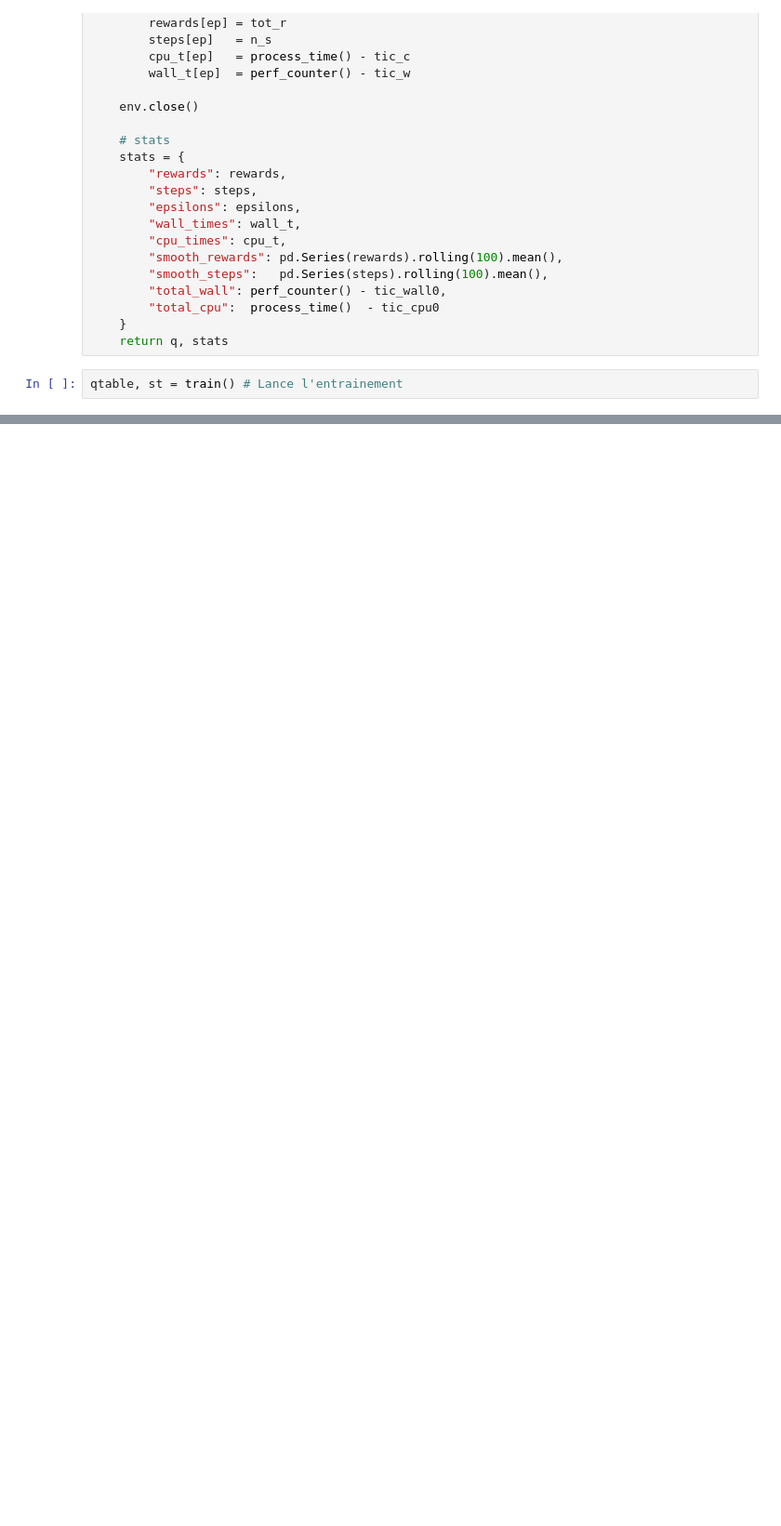
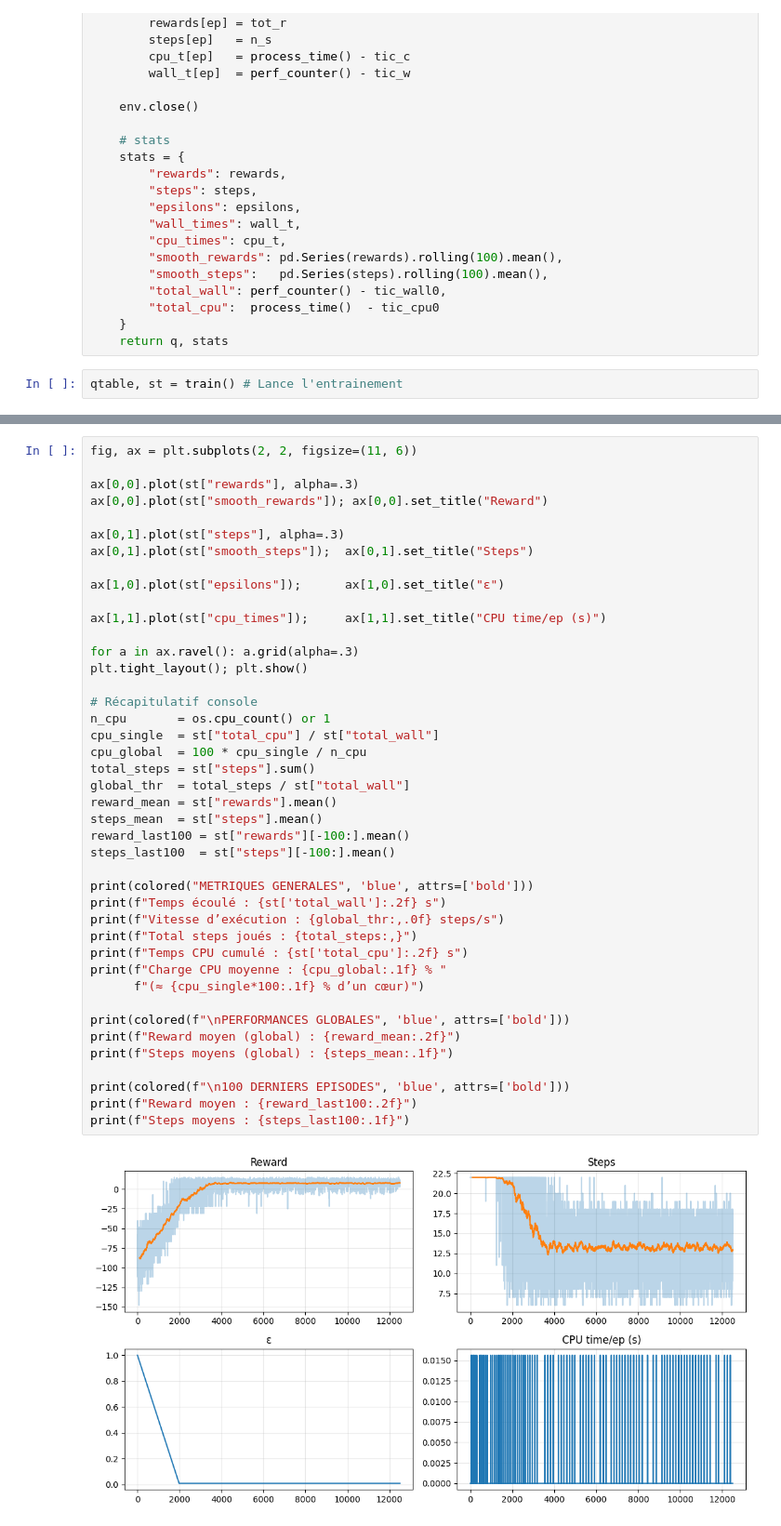
Before and after one commit to Ftorchy/T-AIA-902, a Jupyter notebook: taxiV3/notebooks/QLearning.ipynb, the cells around one changed output, grey strips where cells are left out. Shown: that part at 93% size. Cells and saved outputs as stored; diff of their text form; blank space fills up the shorter version.

```diff
--- a/taxiV3/notebooks/QLearning.ipynb
+++ b/taxiV3/notebooks/QLearning.ipynb
@@ -159,0 +169,44 @@ Steps moyens : 12.9
+# %%
+fig, ax = plt.subplots(2, 2, figsize=(11, 6))
+
+ax[0,0].plot(st["rewards"], alpha=.3)
+ax[0,0].plot(st["smooth_rewards"]); ax[0,0].set_title("Reward")
+
+ax[0,1].plot(st["steps"], alpha=.3)
+ax[0,1].plot(st["smooth_steps"]);  ax[0,1].set_title("Steps")
+
+ax[1,0].plot(st["epsilons"]);      ax[1,0].set_title("ε")
+
+ax[1,1].plot(st["cpu_times"]);     ax[1,1].set_title("CPU time/ep (s)")
+
+for a in ax.ravel(): a.grid(alpha=.3)
+plt.tight_layout(); plt.show()
+
+# Récapitulatif console
+n_cpu       = os.cpu_count() or 1
+cpu_single  = st["total_cpu"] / st["total_wall"]
+cpu_global  = 100 * cpu_single / n_cpu
+total_steps = st["steps"].sum()
+global_thr  = total_steps / st["total_wall"]
+reward_mean = st["rewards"].mean()
+steps_mean  = st["steps"].mean()
+reward_last100 = st["rewards"][-100:].mean()
+steps_last100  = st["steps"][-100:].mean()
+
+print(colored("METRIQUES GENERALES", 'blue', attrs=['bold']))
+print(f"Temps écoulé : {st['total_wall']:.2f} s")
+print(f"Vitesse d’exécution : {global_thr:,.0f} steps/s")
+print(f"Total steps joués : {total_steps:,}")
+print(f"Temps CPU cumulé : {st['total_cpu']:.2f} s")
+print(f"Charge CPU moyenne : {cpu_global:.1f} % "
+      f"(≈ {cpu_single*100:.1f} % d’un cœur)")
+
+print(colored(f"\nPERFORMANCES GLOBALES", 'blue', attrs=['bold']))
+print(f"Reward moyen (global) : {reward_mean:.2f}")
+print(f"Steps moyens (global) : {steps_mean:.1f}")
+
+print(colored(f"\n100 DERNIERS EPISODES", 'blue', attrs=['bold']))
+print(f"Reward moyen : {reward_last100:.2f}")
+print(f"Steps moyens : {steps_last100:.1f}")
+# %% [output]
+[figure, added]
```
Also changed, not shown: parts of 5 cells of this notebook, 1 other file.
